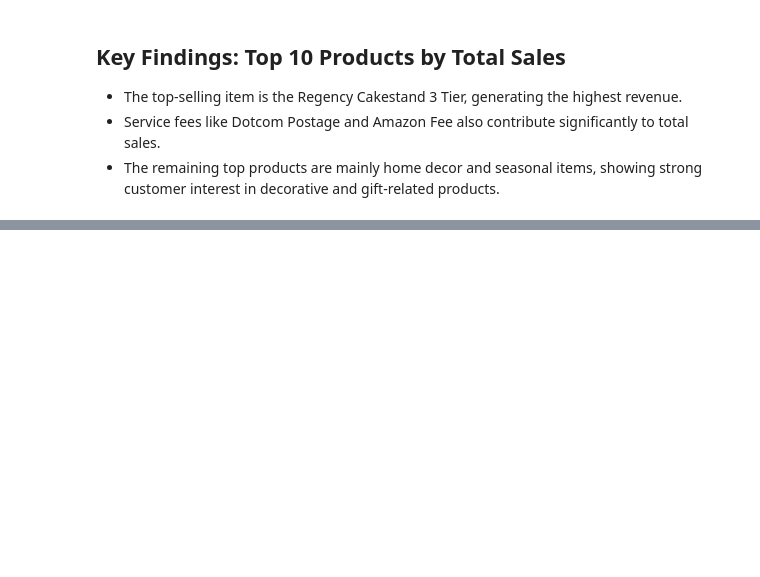
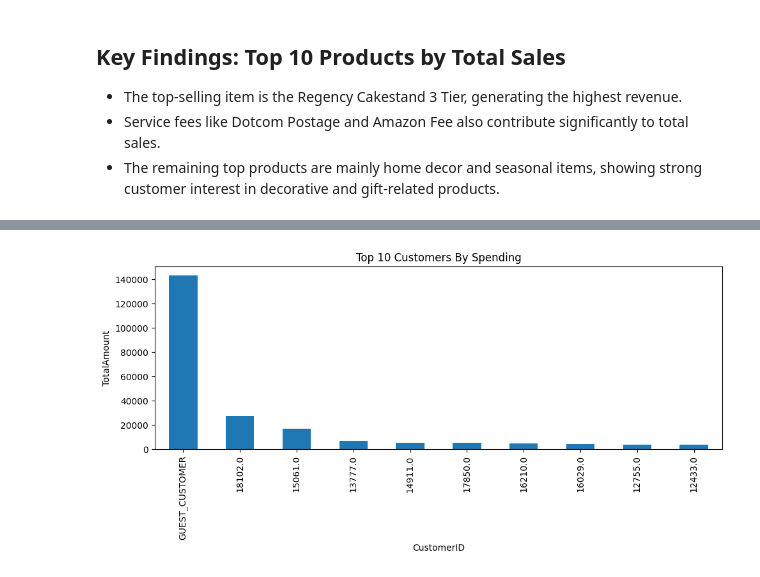
Before and after one commit to Guri-1186/Sales-Performance-Analysis, a Jupyter notebook: sales_analysis..ipynb, the cells around one changed output, grey strips where cells are left out. Cells and saved outputs as stored; diff of their text form; code cells hidden in the pictures; blank space fills up the shorter version.

Commit message:
complete Customer analysis:revenue, frequency, segmentation

```diff
--- a/sales_analysis..ipynb
+++ b/sales_analysis..ipynb
@@ -490,0 +567,5 @@ s
+# %%
+
+#Customer revenue Analysis
+customer_revenue = sales_clean.groupby('CustomerID', observed = False)["TotalAmount"].sum().sort_values(ascending = False)
+print(customer_revenue)
@@ -490,0 +586,3 @@ s
+# %%
+top_10_customers = customer_revenue.head(10)
+print(top_10_customers)
@@ -490,0 +602,8 @@ s
+# %%
+top_10_customers.plot(kind = "bar", figsize = (10,5), title = "Top 10 Customers By Spending")
+plt.ylabel("TotalAmount")
+plt.xlabel("CustomerID")
+plt.tight_layout()
+plt.show()
+# %% [output]
+[figure, added]
```
Also changed, not shown: parts of 25 cells of this notebook.
